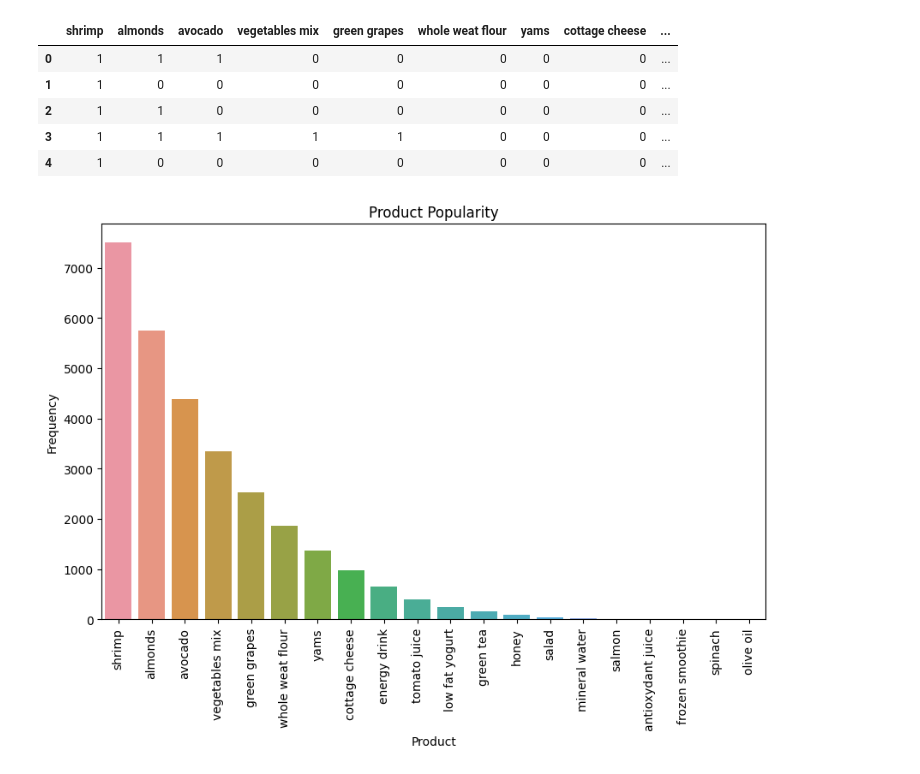
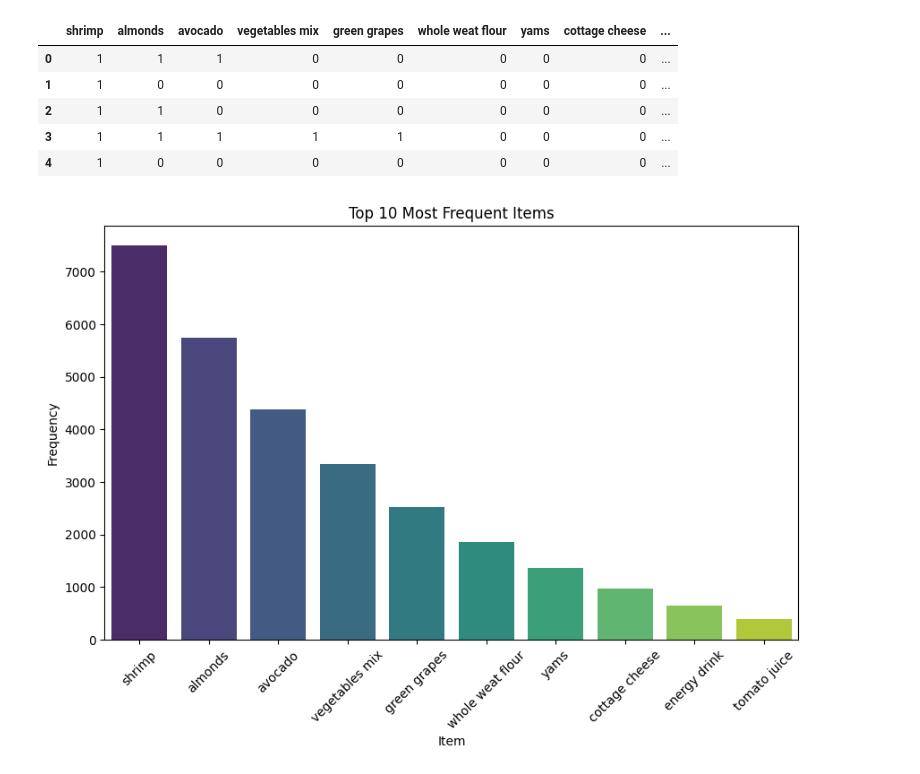
Before and after one commit to Epsita-R/ML, a Jupyter notebook: 2348517_Lab3.ipynb, the cells around one changed output. Cells and saved outputs as stored; diff of their text form; code cells hidden in the pictures.

```diff
--- a/2348517_Lab3.ipynb
+++ b/2348517_Lab3.ipynb
@@ -75,14 +89,17 @@ binary_matrix.head()
 from mlxtend.frequent_patterns import apriori
 from mlxtend.frequent_patterns import association_rules
 # %%
-# Visualize Product Popularity using a bar chart
-product_popularity = binary_matrix.sum().sort_values(ascending=False)
+#Item frequency analysis
+# Count the frequency of each item
+item_counts = data.apply(lambda x: x.value_counts()).fillna(0)
+# Plot the top 10 most frequent items
+top_items = item_counts.sum().sort_values(ascending=False)[:10]
 plt.figure(figsize=(10, 6))
-sns.barplot(x=product_popularity.index, y=product_popularity.values)
-plt.xticks(rotation=90)
-plt.xlabel('Product')
+sns.barplot(x=top_items.index, y=top_items.values, palette="viridis")
+plt.xticks(rotation=45)
+plt.xlabel('Item')
 plt.ylabel('Frequency')
-plt.title('Product Popularity')
+plt.title('Top 10 Most Frequent Items')
 plt.show()
 # %% [output]
-[figure, old version]
+[figure, new version]
```
Also changed, not shown: parts of 21 cells of this notebook.
